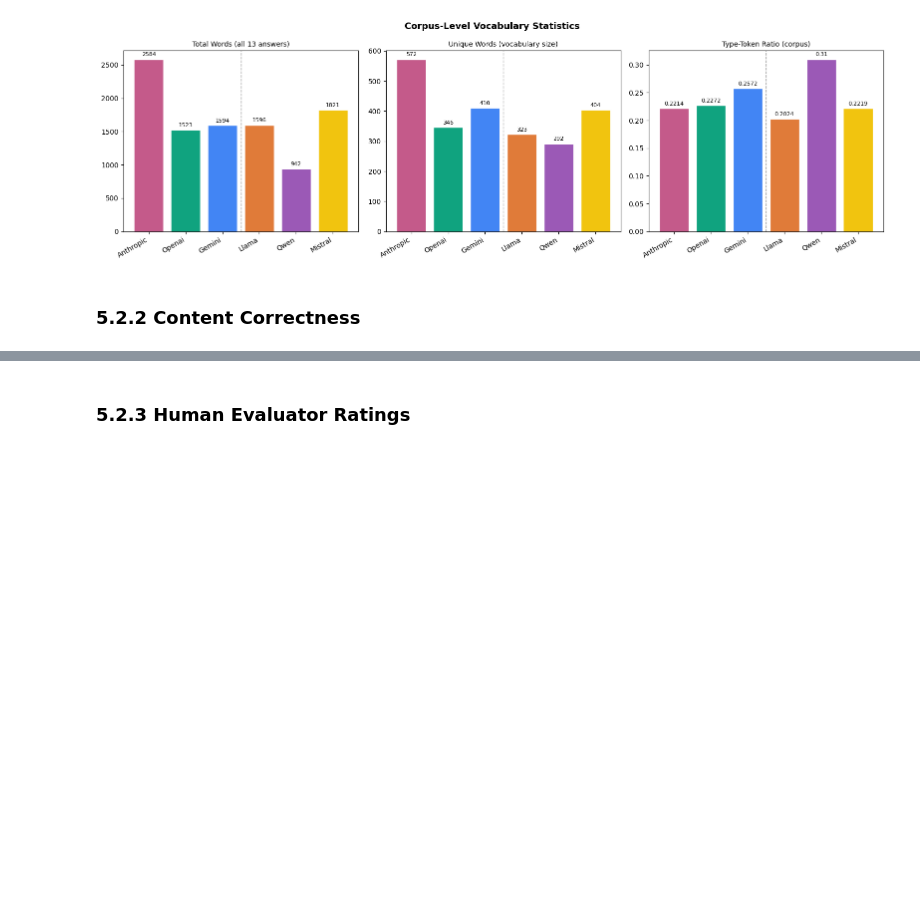
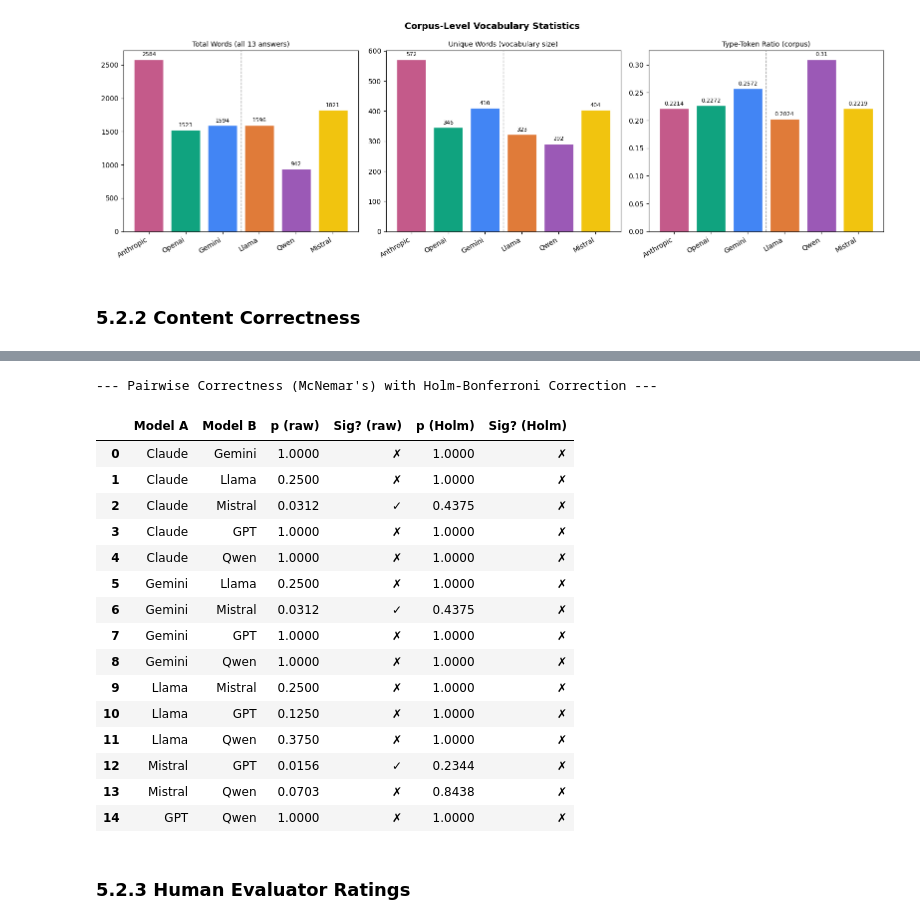
Before and after one commit to tiaL-ops/thesisLandy, a Jupyter notebook: notebook/EDA_Thesis_RQ2.ipynb, the cells around one changed output, grey strips where cells are left out. Drawn from its saved outputs; the diff is of its cells as text; code cells hidden in the pictures; blank space fills up the shorter version.

```diff
--- a/notebook/EDA_Thesis_RQ2.ipynb
+++ b/notebook/EDA_Thesis_RQ2.ipynb
@@ -274,3 +283,54 @@ Question: Is there a significant difference in the correctness of the models' an
+# %%
+import pandas as pd
+from statsmodels.stats.multitest import multipletests
+from itertools import combinations
+
+print("--- Pairwise Correctness (McNemar's) with Holm-Bonferroni Correction ---\n")
+
+# We reuse p_val_df from the previous correctness cell
+models_list = p_val_df.columns.tolist()
+pairs = list(combinations(models_list, 2))
+
+results = []
+for m1, m2 in pairs:
+    # Get raw p-value from the dataframe
+    p_raw = p_val_df.loc[m1, m2]
+    results.append({
+        'Model A': m1,
+        'Model B': m2,
+        'p_raw': p_raw
+    })
+
+res_df = pd.DataFrame(results)
+
+if not res_df.empty:
+    reject, pvals_corrected, _, _ = multipletests(res_df['p_raw'], alpha=0.05, method='holm')
+    res_df['p_holm'] = pvals_corrected
+    res_df['Sig? (raw)'] = ['✓' if p < 0.05 else '✗' for p in res_df['p_raw']]
+    res_df['Sig? (Holm)'] = ['✓' if r else '✗' for r in reject]
+
+    display_df = res_df[['Model A', 'Model B', 'p_raw', 'Sig? (raw)', 'p_holm', 'Sig? (Holm)']].copy()
+    display_df.columns = ['Model A', 'Model B', 'p (raw)', 'Sig? (raw)', 'p (Holm)', 'Sig? (Holm)']
+    display_df = display_df.round({'p (raw)': 4, 'p (Holm)': 4})
+    display(display_df)
+# %% [output]
+--- Pairwise Correctness (McNemar's) with Holm-Bonferroni Correction ---
+|  | Model A | Model B | p (raw) | Sig? (raw) | p (Holm) | Sig? (Holm) |
+| 0 | Claude | Gemini | 1.0000 | ✗ | 1.0000 | ✗ |
+| 1 | Claude | Llama | 0.2500 | ✗ | 1.0000 | ✗ |
+| 2 | Claude | Mistral | 0.0312 | ✓ | 0.4375 | ✗ |
+| 3 | Claude | GPT | 1.0000 | ✗ | 1.0000 | ✗ |
+| 4 | Claude | Qwen | 1.0000 | ✗ | 1.0000 | ✗ |
+| 5 | Gemini | Llama | 0.2500 | ✗ | 1.0000 | ✗ |
+| 6 | Gemini | Mistral | 0.0312 | ✓ | 0.4375 | ✗ |
+| 7 | Gemini | GPT | 1.0000 | ✗ | 1.0000 | ✗ |
+| 8 | Gemini | Qwen | 1.0000 | ✗ | 1.0000 | ✗ |
+| 9 | Llama | Mistral | 0.2500 | ✗ | 1.0000 | ✗ |
+| 10 | Llama | GPT | 0.1250 | ✗ | 1.0000 | ✗ |
+| 11 | Llama | Qwen | 0.3750 | ✗ | 1.0000 | ✗ |
+| 12 | Mistral | GPT | 0.0156 | ✓ | 0.2344 | ✗ |
+| 13 | Mistral | Qwen | 0.0703 | ✗ | 0.8438 | ✗ |
+| 14 | GPT | Qwen | 1.0000 | ✗ | 1.0000 | ✗ |
 # %% [markdown]
 ### 5.2.3 Human Evaluator Ratings
 # %%
```
Also changed, not shown: parts of 1 cell of this notebook.
